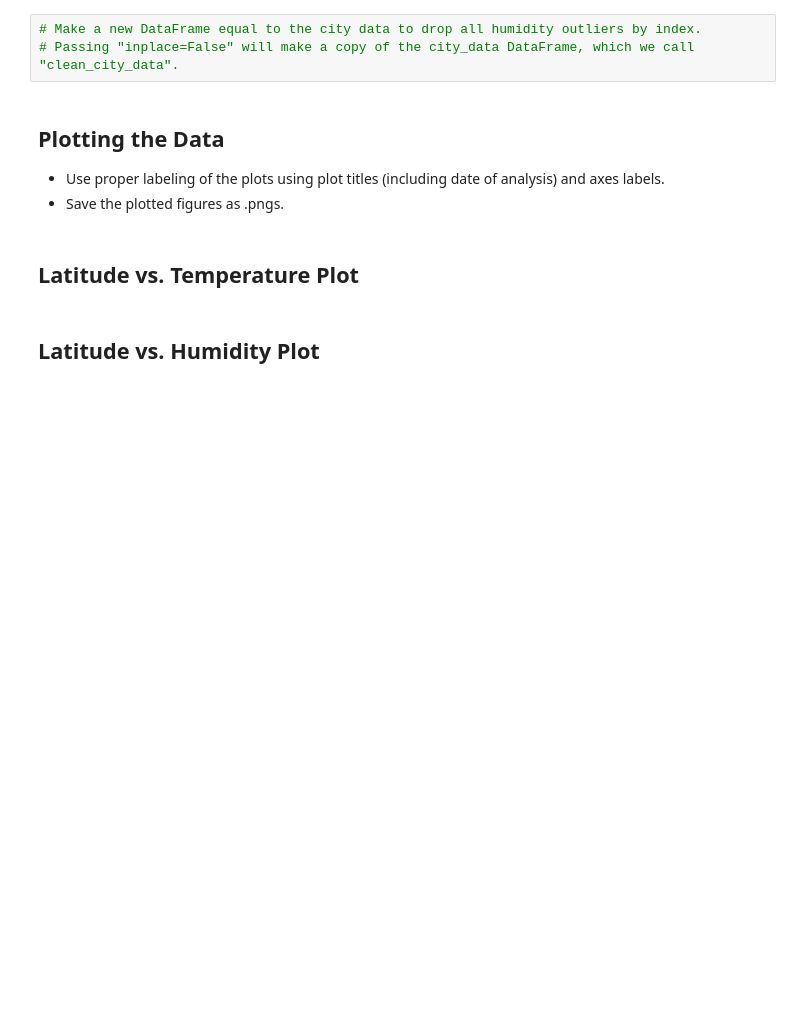
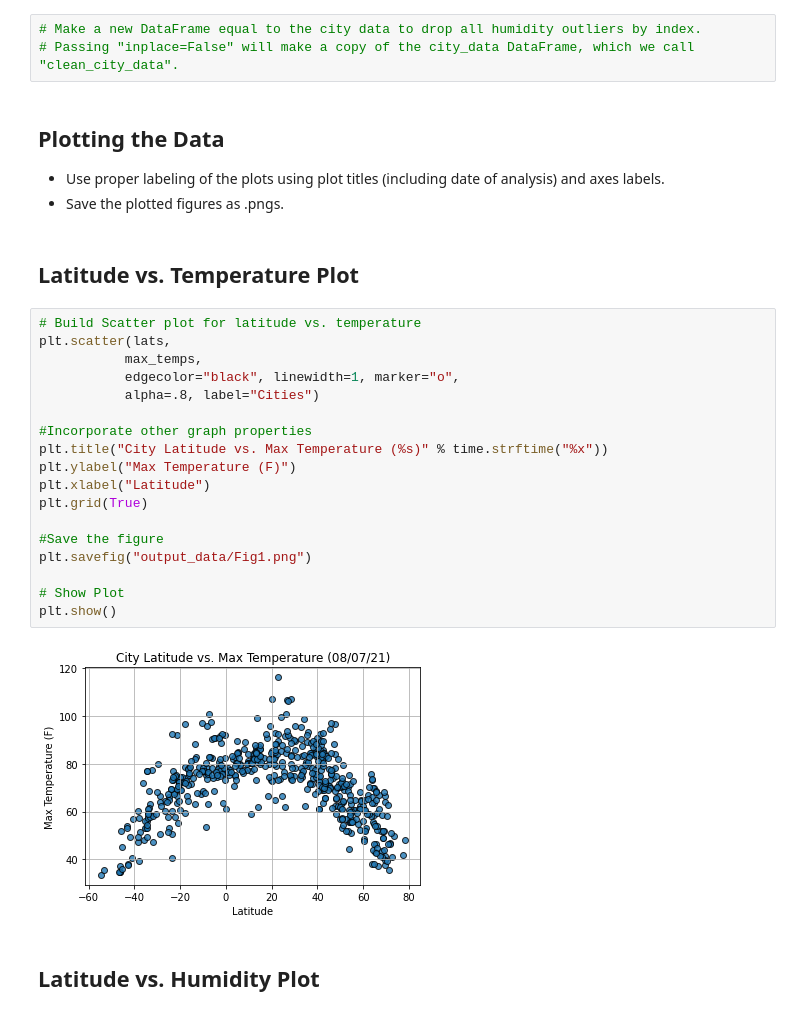
Before and after one commit to Dhruvpatel1417/python-api-challenge, a Jupyter notebook: WeatherPy.ipynb, the cells around one changed output. Drawn from its saved outputs; the diff is of its cells as text; blank space fills up the shorter version.

Commit message:
WeatherPy Complete
Fixed the output data for cities list after being banned for 24 hours in API call limit, finished charting, and posted findings for linear regression.

```diff
--- a/WeatherPy.ipynb
+++ b/WeatherPy.ipynb
@@ -212,5 +204,25 @@ Skip this step if there are no cities that have humidity > 100%.
 * Save the plotted figures as .pngs.
 # %% [markdown]
 ## Latitude vs. Temperature Plot
+# %%
+# Build Scatter plot for latitude vs. temperature
+plt.scatter(lats,
+           max_temps,
+           edgecolor="black", linewidth=1, marker="o",
+           alpha=.8, label="Cities")
+
+#Incorporate other graph properties
+plt.title("City Latitude vs. Max Temperature (%s)" % time.strftime("%x"))
+plt.ylabel("Max Temperature (F)")
+plt.xlabel("Latitude")
+plt.grid(True)
+
+#Save the figure
+plt.savefig("output_data/Fig1.png")
+
+# Show Plot
+plt.show()
+# %% [output]
+[figure, added]
 # %% [markdown]
 ## Latitude vs. Humidity Plot
```
Also changed, not shown: parts of 26 cells of this notebook, 5 other files.
